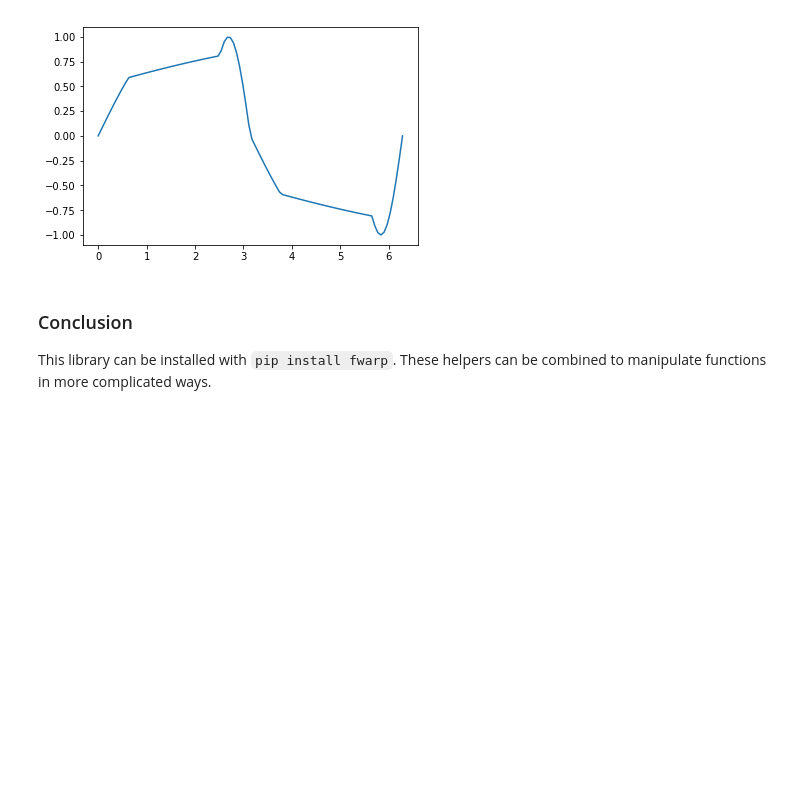
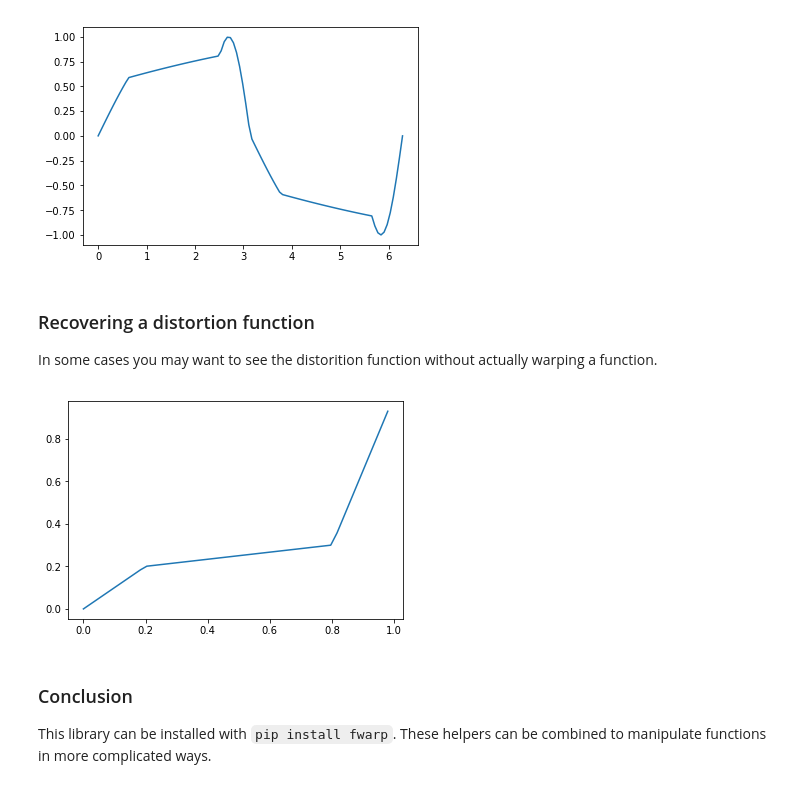
Before and after one commit to bkersbergen/warp, a Jupyter notebook: fwarp/demo.ipynb, the cells around one changed output. Saved outputs shown, nothing was run; the diff lists cells and outputs as text; code cells hidden in the pictures; blank space fills up the shorter version.

Commit message:
Recover di function

```diff
--- a/fwarp/demo.ipynb
+++ b/fwarp/demo.ipynb
@@ -56,6 +56,17 @@ new_sin = fwarp.warp(np.sin, [.2, .8], [.2, .1, .7], np.pi)
 plt.plot(x, new_sin(x));
 # %% [output]
 [figure]
+# %% [markdown]
+### Recovering a distortion function
+
+In some cases you may want to see the distorition function without actually warping a function.
+# %%
+import warp
+distortion = warp.recover_distortion_function([.2, .8], [.2, .1, .7])
+x = np.linspace(0, 1)
+plt.plot(x, distortion(x));
+# %% [output]
+[figure, added]
 # %% [markdown]
 ### Conclusion
 
```
Also changed, not shown: parts of 1 cell of this notebook, 1 other file.
